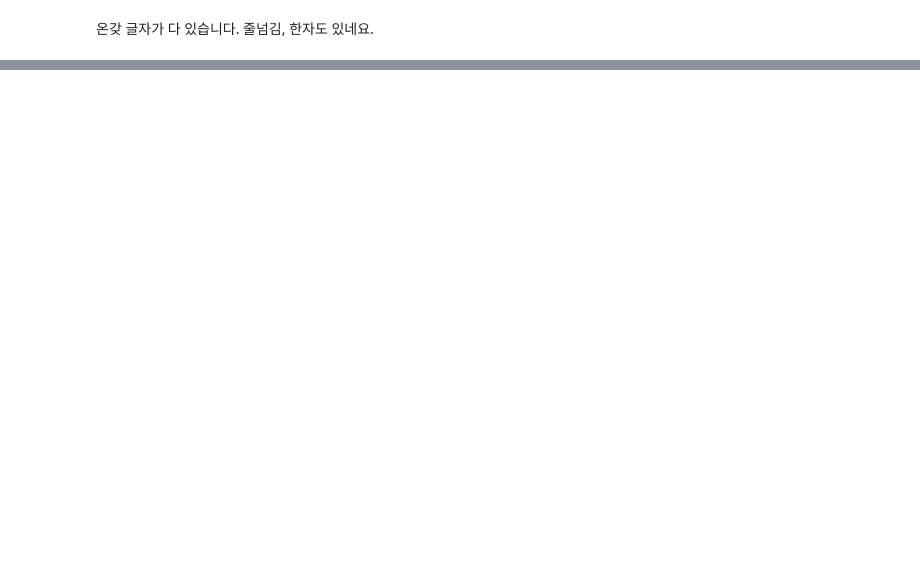
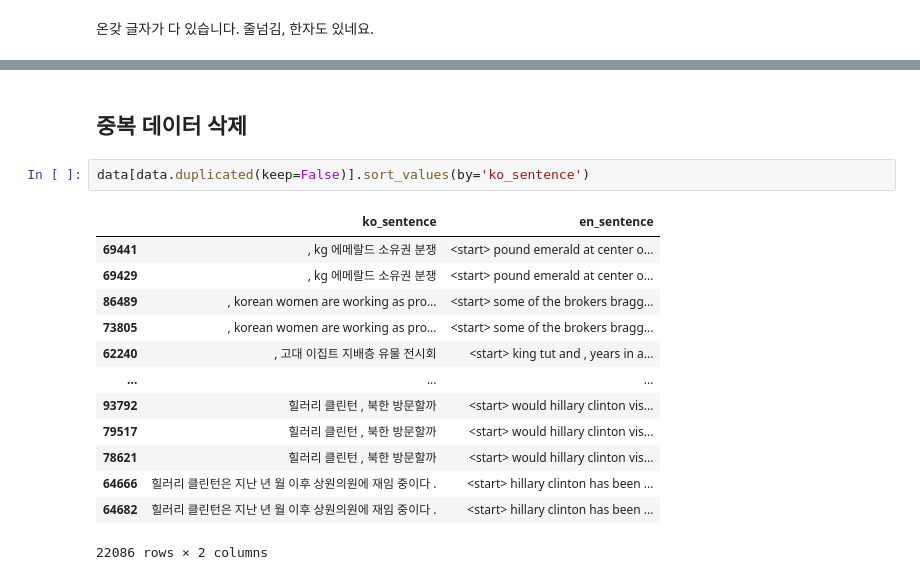
Before and after one commit to chhyyi/aiffel, a Jupyter notebook: LMS/nlp_node8.ipynb, the cells around one changed output, grey strips where cells are left out. Drawn from its saved outputs; the diff is of its cells as text; blank space fills up the shorter version.

```diff
--- a/LMS/nlp_node8.ipynb
+++ b/LMS/nlp_node8.ipynb
@@ -178,0 +178,18 @@ data
+# %% [markdown]
+## 중복 데이터 삭제
+# %%
+data[data.duplicated(keep=False)].sort_values(by='ko_sentence')
+# %% [output]
+|  | ko_sentence | en_sentence |
+| 69441 | , kg 에메랄드 소유권 분쟁 | <start> pound emerald at center o... |
+| 69429 | , kg 에메랄드 소유권 분쟁 | <start> pound emerald at center o... |
+| 86489 | , korean women are working as pro... | <start> some of the brokers bragg... |
+| 73805 | , korean women are working as pro... | <start> some of the brokers bragg... |
+| 62240 | , 고대 이집트 지배층 유물 전시회 | <start> king tut and , years in a... |
+| ... | ... | ... |
+| 93792 | 힐러리 클린턴 , 북한 방문할까 | <start> would hillary clinton vis... |
+| 79517 | 힐러리 클린턴 , 북한 방문할까 | <start> would hillary clinton vis... |
+| 78621 | 힐러리 클린턴 , 북한 방문할까 | <start> would hillary clinton vis... |
+| 64666 | 힐러리 클린턴은 지난 년 월 이후 상원의원에 재임 중이다 . | <start> hillary clinton has been ... |
+| 64682 | 힐러리 클린턴은 지난 년 월 이후 상원의원에 재임 중이다 . | <start> hillary clinton has been ... |
+22086 rows × 2 columns
```
Also changed, not shown: parts of 33 cells of this notebook.
